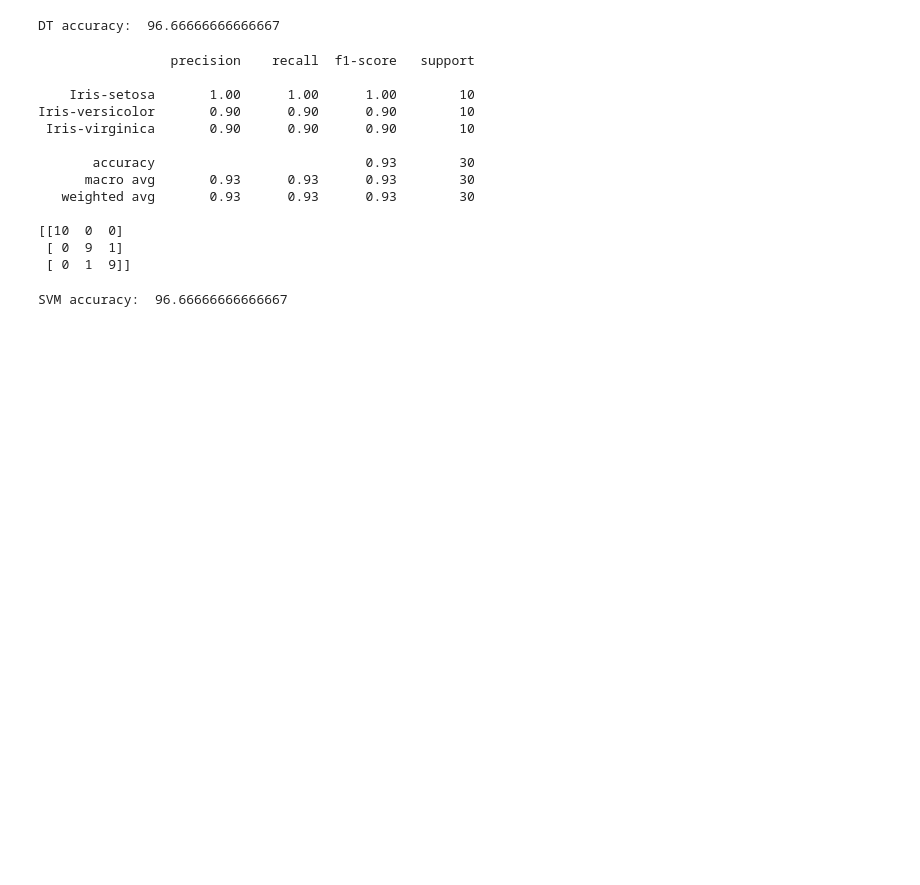
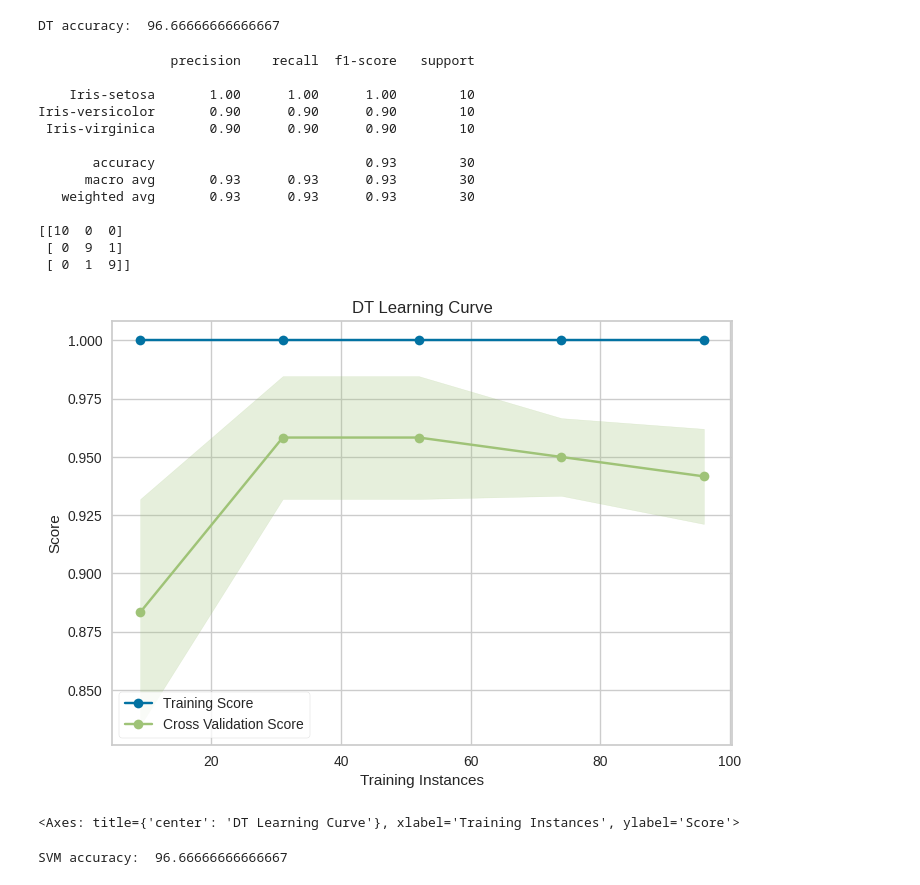
Before and after one commit to Nihal-Awad/Iris-Flower-Classification-using-ML, a Jupyter notebook: Iris_flowers_classification.ipynb, the cells around one changed output. Cells and saved outputs as stored; diff of their text form; code cells hidden in the pictures; blank space fills up the shorter version.

```diff
--- a/Iris_flowers_classification.ipynb
+++ b/Iris_flowers_classification.ipynb
@@ -329,6 +358,13 @@ Iris-versicolor       0.90      0.90      0.90        10
 [[10  0  0]
  [ 0  9  1]
  [ 0  1  9]]
+# %%
+visualizer = LearningCurve(dt, title='DT Learning Curve')
+visualizer.fit(X_train, y_train)
+visualizer.show()
+# %% [output]
+[figure, added]
+<Axes: title={'center': 'DT Learning Curve'}, xlabel='Training Instances', ylabel='Score'>
 # %%
 # SVM
 svm = SVC()
```
Also changed, not shown: parts of 4 cells of this notebook.
